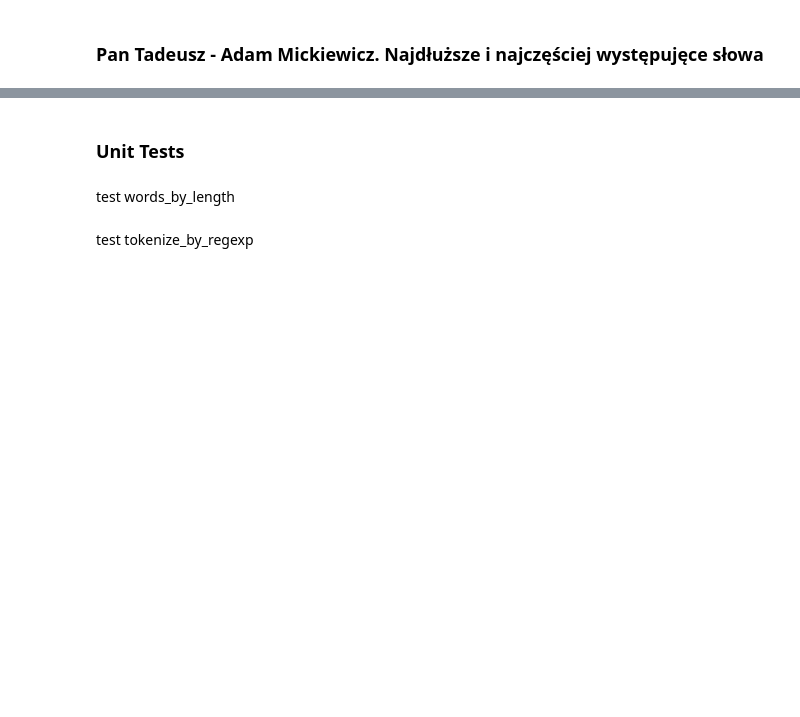
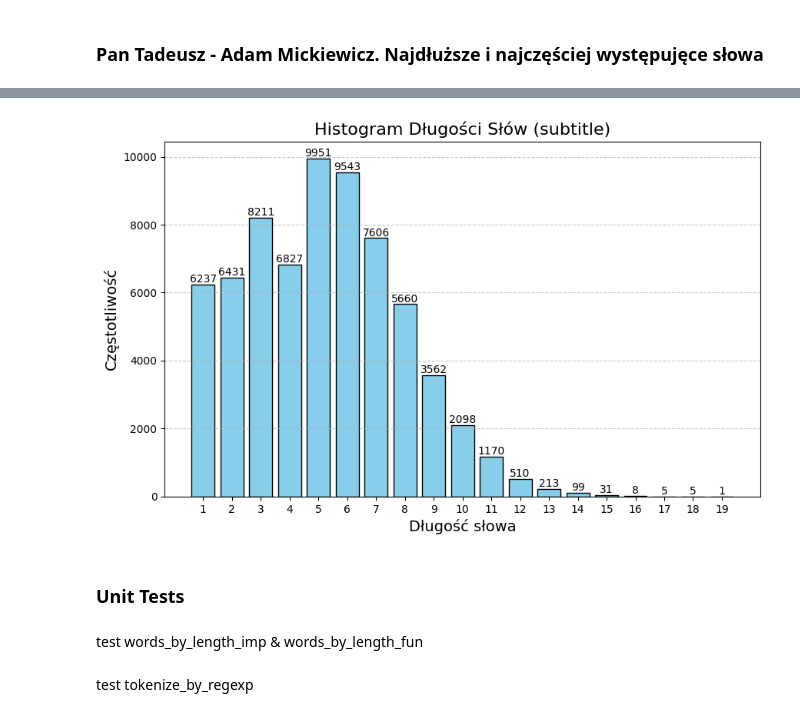
Before and after one commit to xiazek/issi_pan_tadeusz, a Jupyter notebook: hw01.ipynb, the cells around one changed output, grey strips where cells are left out. Cells and saved outputs as stored; diff of their text form; code cells hidden in the pictures; blank space fills up the shorter version.

```diff
--- a/hw01.ipynb
+++ b/hw01.ipynb
@@ -161,0 +177,20 @@ words_length_histogram(all_words)
+# %%
+def ex01_fun(filename = 'pan-tadeusz.txt'):
+    cleaned_text = cleanup_text(load_text(filename))
+
+    all_words = tokenize_by_regexp(cleaned_text)
+
+    print("\nNajdłuższe słowa w Panu Tadeuszu to:\n")
+    top_longest_words = words_by_length_fun(all_words, CONFIG['top_longest_words_number'])
+
+    for word in top_longest_words:
+        print(f" - {word} długość: {len(word)}")
+
+    print("\nNajczęściej występujące słowa w Panu Tadeuszu to:\n")
+    top_most_common_words = words_by_frequency_fun(all_words, CONFIG['top_most_common_words_number'], CONFIG['ignored_words'], CONFIG['minimum_word_length'])
+
+    for word, count in top_most_common_words:
+        print(f" - {word}: {count}")
+    return all_words
+
+all_words_fun = ex01_imp('pan-tadeusz.txt')
@@ -162,3 +215,7 @@ words_length_histogram(all_words)
+# %%
+words_length_histogram(all_words_fun)
+# %% [output]
+[figure, added]
 # %% [markdown]
 ### Unit Tests
 # %%
@@ -167,7 +224,7 @@ import pytest
 
 ipytest.autoconfig()  # integrate pytest with the notebook
 # %% [markdown]
-test words_by_length
+test words_by_length_imp & words_by_length_fun
 # %%
 
 @pytest.mark.parametrize(
```
Also changed, not shown: parts of 9 cells of this notebook.
